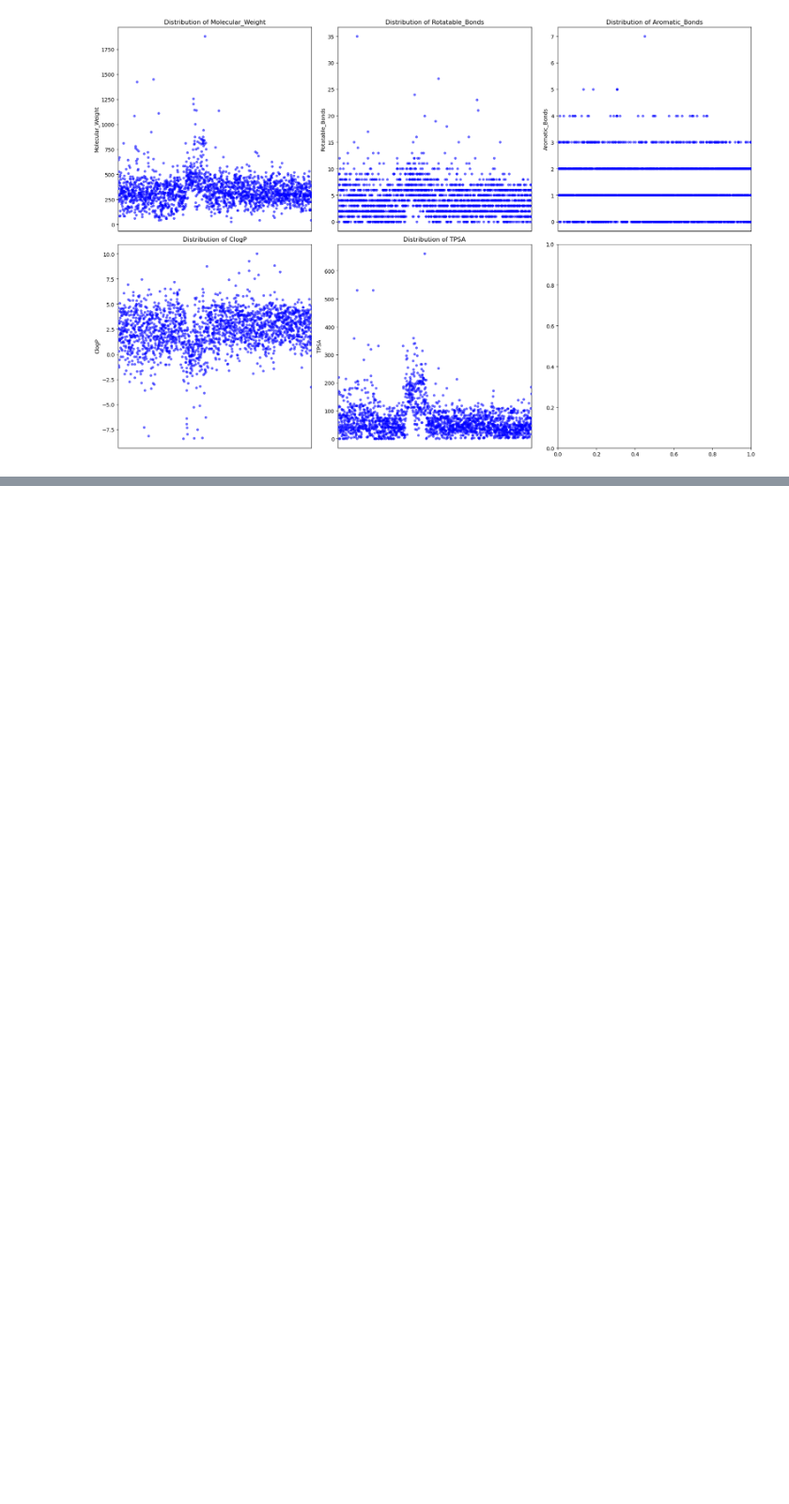
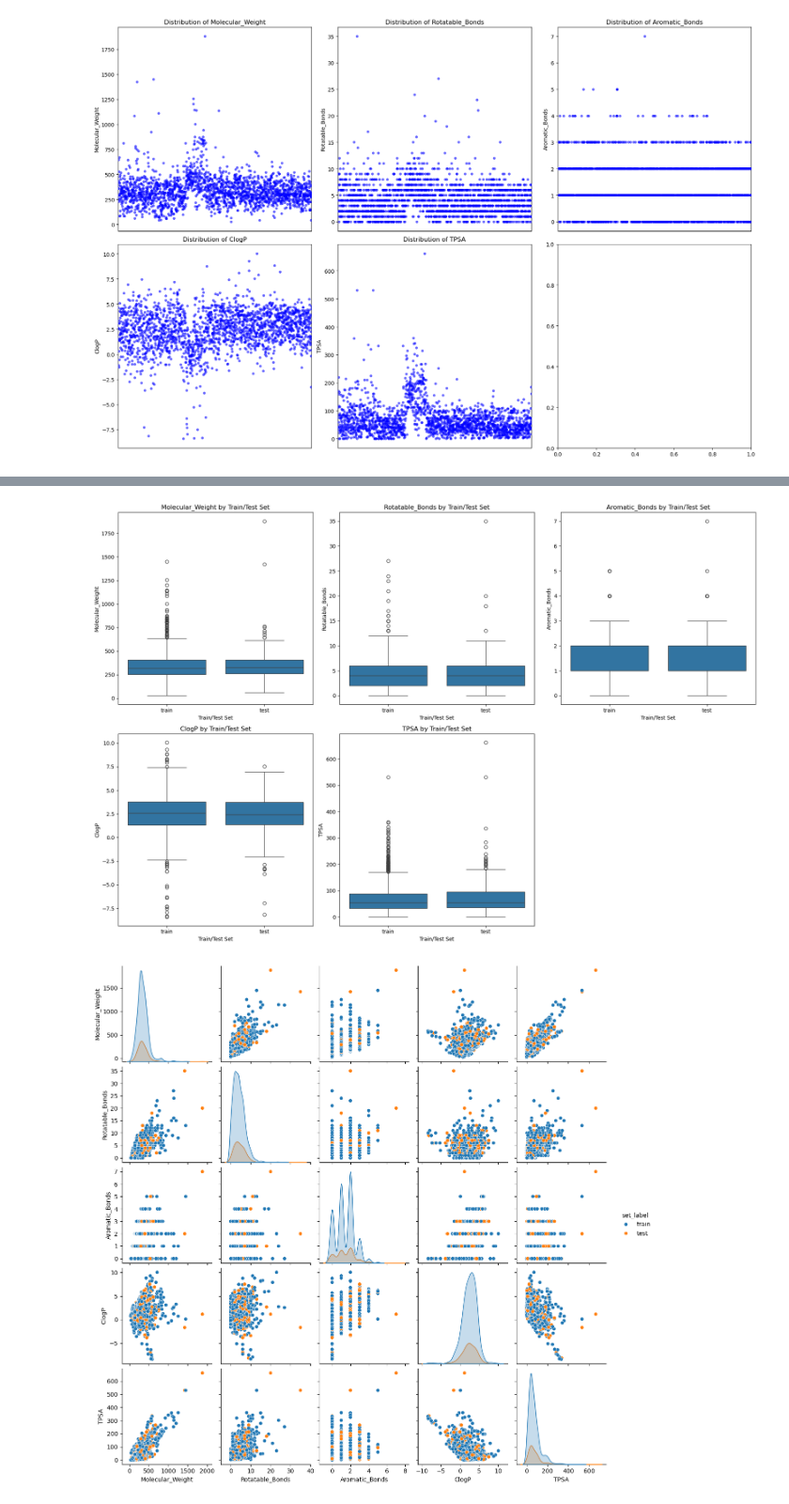
Before and after one commit to Steve-Cheney/Cheminformatics, a Jupyter notebook: rbif-110-a8/a8.ipynb, the cells around one changed output, grey strips where cells are left out. Shown at 94% size. Cells and saved outputs as stored; diff of their text form; code cells hidden in the pictures; blank space fills up the shorter version.

```diff
--- a/rbif-110-a8/a8.ipynb
+++ b/rbif-110-a8/a8.ipynb
@@ -384,0 +437,27 @@ We can see that there is a biphenyl in the scaffold 1 cluster versus prozac not
+# %%
+columns_to_plot = ["Molecular_Weight", "Rotatable_Bonds", "Aromatic_Bonds", "ClogP", "TPSA"]
+fig, axes = plt.subplots(nrows=2, ncols=3, figsize=(18, 12))
+axes = axes.flatten()
+
+# Plot each feature in the grid
+for i, col in enumerate(columns_to_plot):
+    sns.boxplot(data=df_cleaned_no_leakage, x="set_label", y=col, ax=axes[i])
+    axes[i].set_title(f"{col} by Train/Test Set")
+    axes[i].set_xlabel("Train/Test Set")
+    axes[i].set_ylabel(col)
+
+# Remove empty plot
+for j in range(i + 1, len(axes)):
+    fig.delaxes(axes[j])
+
+# Adjust layout for better spacing
+plt.tight_layout()
+plt.show()
+
+
+# Pair plot to explore relationships between descriptors
+sns.pairplot(df_cleaned_no_leakage, vars=["Molecular_Weight", "Rotatable_Bonds", "Aromatic_Bonds", "ClogP", "TPSA"], hue="set_label")
+plt.show()
+# %% [output]
+[figure, added]
+[figure, added]
```
Also changed, not shown: parts of 16 cells of this notebook, 2 other files.
